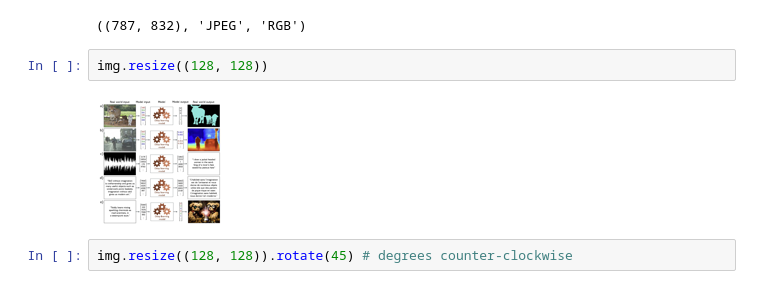
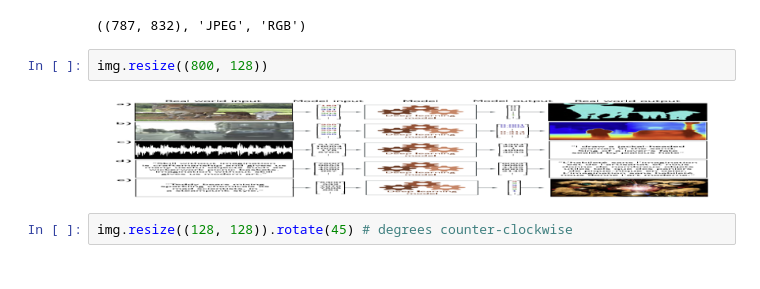
Before and after one commit to climate-analytics-lab/sioc209-2024-sp, a Jupyter notebook: sioc209-2024-sp/01_intro/03_feature_engineering.ipynb, the cells around one changed output. Drawn from its saved outputs; the diff is of its cells as text.

```diff
--- a/sioc209-2024-sp/01_intro/03_feature_engineering.ipynb
+++ b/sioc209-2024-sp/01_intro/03_feature_engineering.ipynb
@@ -521,9 +531,9 @@ img.size, img.format, img.mode
 # %% [output]
 ((787, 832), 'JPEG', 'RGB')
 # %%
-img.resize((128, 128))
+img.resize((800, 128))
 # %% [output]
-[figure, old version]
+[figure, new version]
 # %%
 img.resize((128, 128)).rotate(45) # degrees counter-clockwise
 # %% [output]
```
Also changed, not shown: parts of 6 cells of this notebook, 3 other files.
